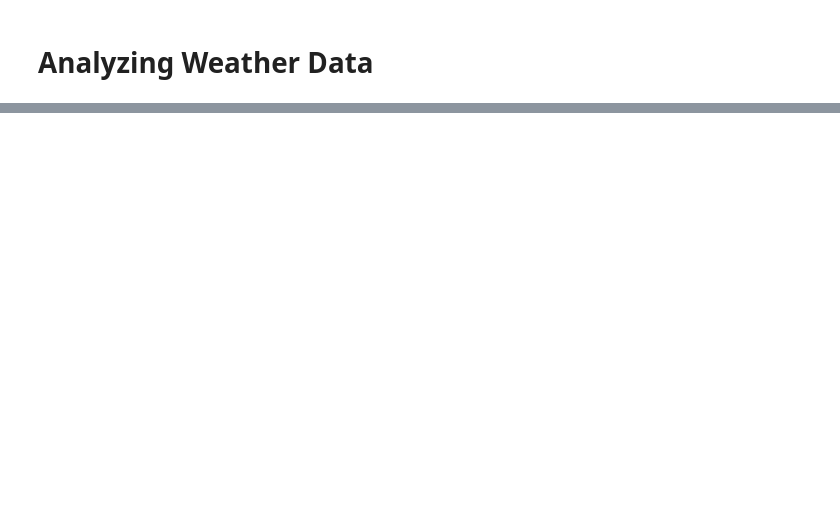
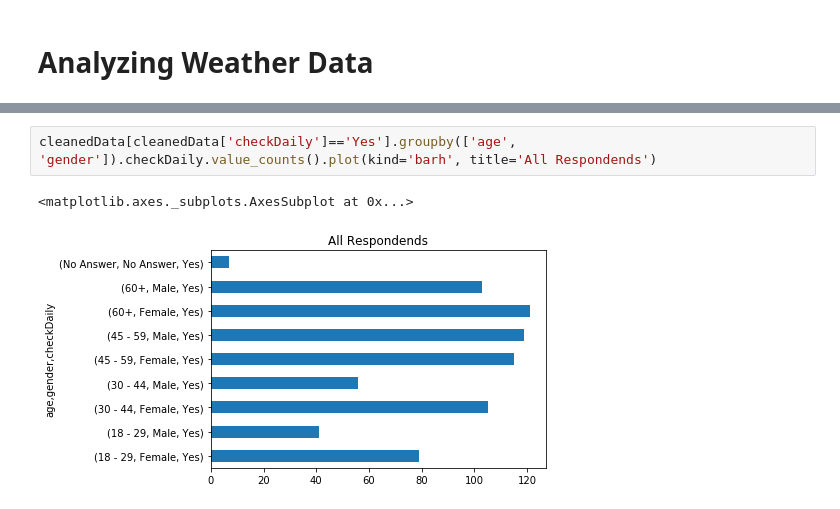
Before and after one commit to carrrmi/weatherAnalysis, a Jupyter notebook: data_cleanup.ipynb, the cells around one changed output, grey strips where cells are left out. Cells and saved outputs as stored; diff of their text form; blank space fills up the shorter version.

```diff
--- a/data_cleanup.ipynb
+++ b/data_cleanup.ipynb
@@ -27 +47,6 @@ cleanedData = weather.replace("-","No Answer")
+# %%
+cleanedData[cleanedData['checkDaily']=='Yes'].groupby(['age', 'gender']).checkDaily.value_counts().plot(kind='barh', title='All Respondends')
+# %% [output]
+<matplotlib.axes._subplots.AxesSubplot at 0x...>
+[figure, added]
 # %%
```
Also changed, not shown: parts of 16 cells of this notebook.
